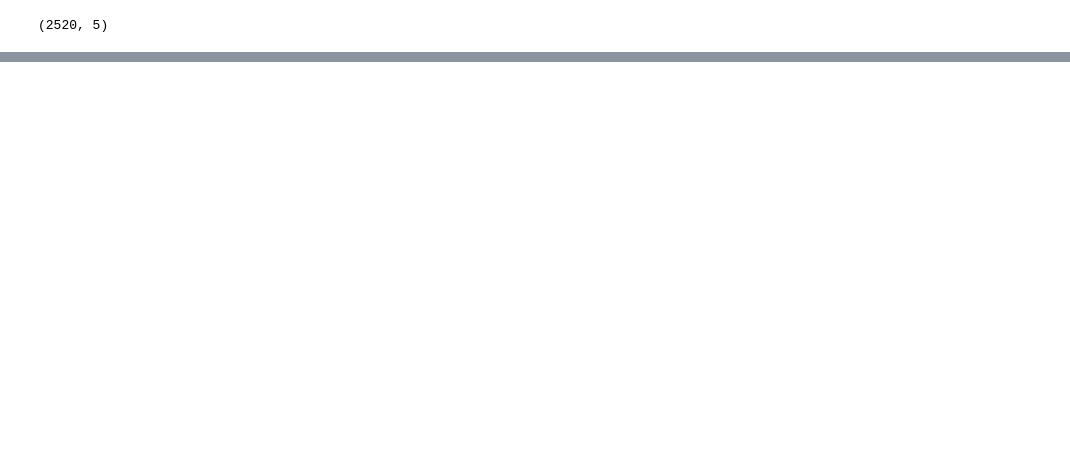
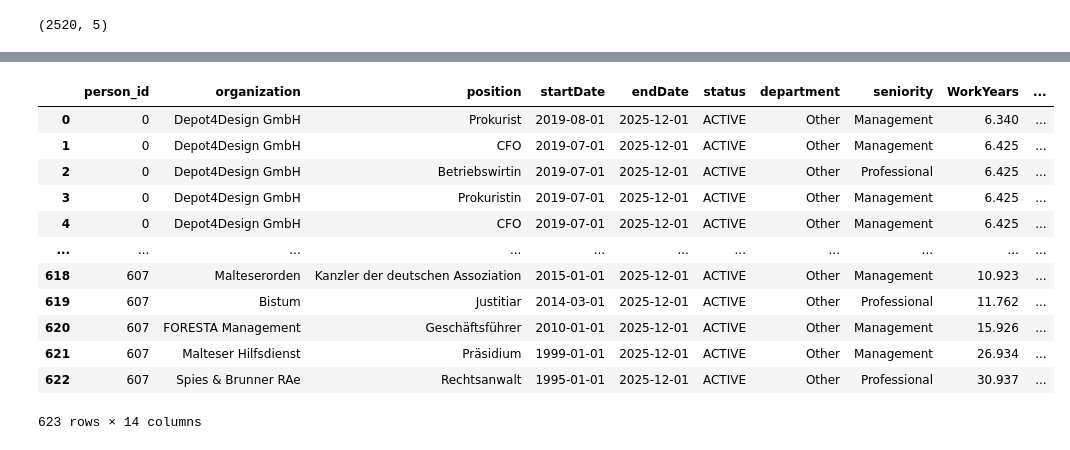
Before and after one commit to E-tech-coder/DataScienceCapstoneProject, a Jupyter notebook: RuleBasedSeniority.ipynb, the cells around one changed output, grey strips where cells are left out. Drawn from its saved outputs; the diff is of its cells as text; code cells hidden in the pictures; blank space fills up the shorter version.

```diff
--- a/RuleBasedSeniority.ipynb
+++ b/RuleBasedSeniority.ipynb
@@ -248,0 +264,4 @@ df.to_csv('/content/DataScienceCapstoneProject/seniorityPredict.csv', sep = ";")
+# %%
+Active_df = df[df["status"]=="ACTIVE"].copy()
+# %%
+Inactive_Y = df[df["status"]=="INACTIVE"].groupby("person_id")["WorkYears"].sum().reset_index().rename(columns={"WorkYears":"InactiveYears"})
@@ -248,0 +284,20 @@ df.to_csv('/content/DataScienceCapstoneProject/seniorityPredict.csv', sep = ";")
+# %%
+df_years = Active_df.merge(Inactive_Y, on = "person_id", how = "left")
+df_years["InactiveYears"] = df_years["InactiveYears"].fillna(0)
+df_years["TotalYears"] = df_years["WorkYears"] + df_years["InactiveYears"]
+# %%
+df_years
+# %% [output]
+|  | person_id | organization | position | startDate | endDate | status | department | seniority | WorkYears | ... |
+| 0 | 0 | Depot4Design GmbH | Prokurist | 2019-08-01 | 2025-12-01 | ACTIVE | Other | Management | 6.340 | ... |
+| 1 | 0 | Depot4Design GmbH | CFO | 2019-07-01 | 2025-12-01 | ACTIVE | Other | Management | 6.425 | ... |
+| 2 | 0 | Depot4Design GmbH | Betriebswirtin | 2019-07-01 | 2025-12-01 | ACTIVE | Other | Professional | 6.425 | ... |
+| 3 | 0 | Depot4Design GmbH | Prokuristin | 2019-07-01 | 2025-12-01 | ACTIVE | Other | Management | 6.425 | ... |
+| 4 | 0 | Depot4Design GmbH | CFO | 2019-07-01 | 2025-12-01 | ACTIVE | Other | Management | 6.425 | ... |
+| ... | ... | ... | ... | ... | ... | ... | ... | ... | ... | ... |
+| 618 | 607 | Malteserorden | Kanzler der deutschen Assoziation | 2015-01-01 | 2025-12-01 | ACTIVE | Other | Management | 10.923 | ... |
+| 619 | 607 | Bistum | Justitiar | 2014-03-01 | 2025-12-01 | ACTIVE | Other | Professional | 11.762 | ... |
+| 620 | 607 | FORESTA Management | Geschäftsführer | 2010-01-01 | 2025-12-01 | ACTIVE | Other | Management | 15.926 | ... |
+| 621 | 607 | Malteser Hilfsdienst | Präsidium | 1999-01-01 | 2025-12-01 | ACTIVE | Other | Management | 26.934 | ... |
+| 622 | 607 | Spies & Brunner RAe | Rechtsanwalt | 1995-01-01 | 2025-12-01 | ACTIVE | Other | Professional | 30.937 | ... |
+623 rows × 14 columns
```
Also changed, not shown: parts of 7 cells of this notebook.
